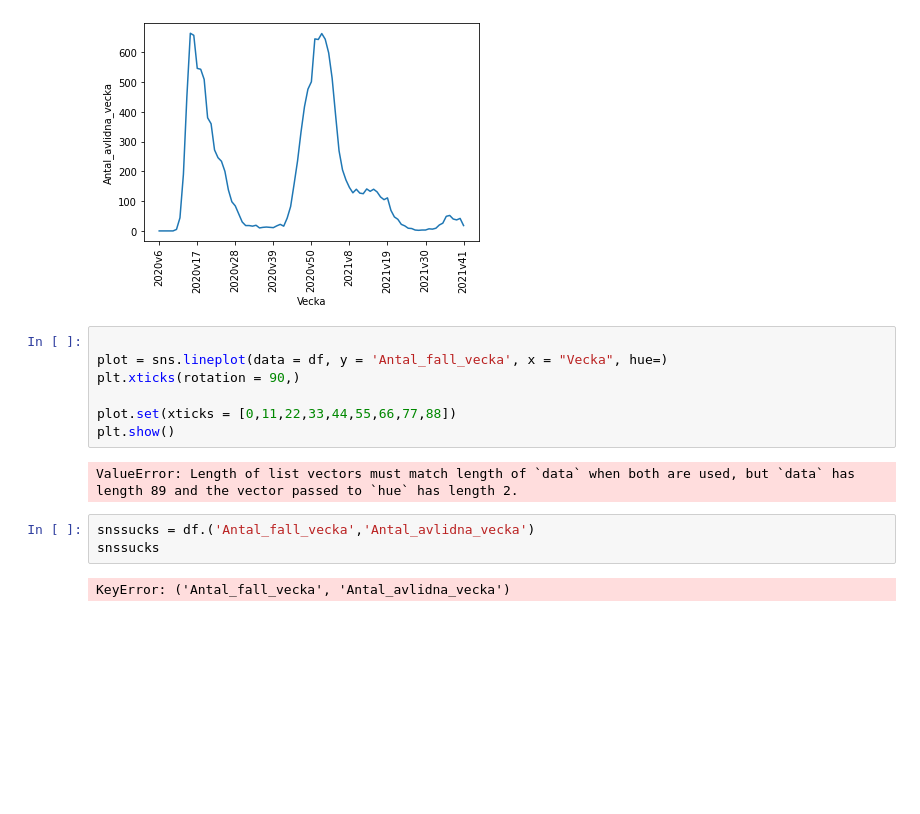
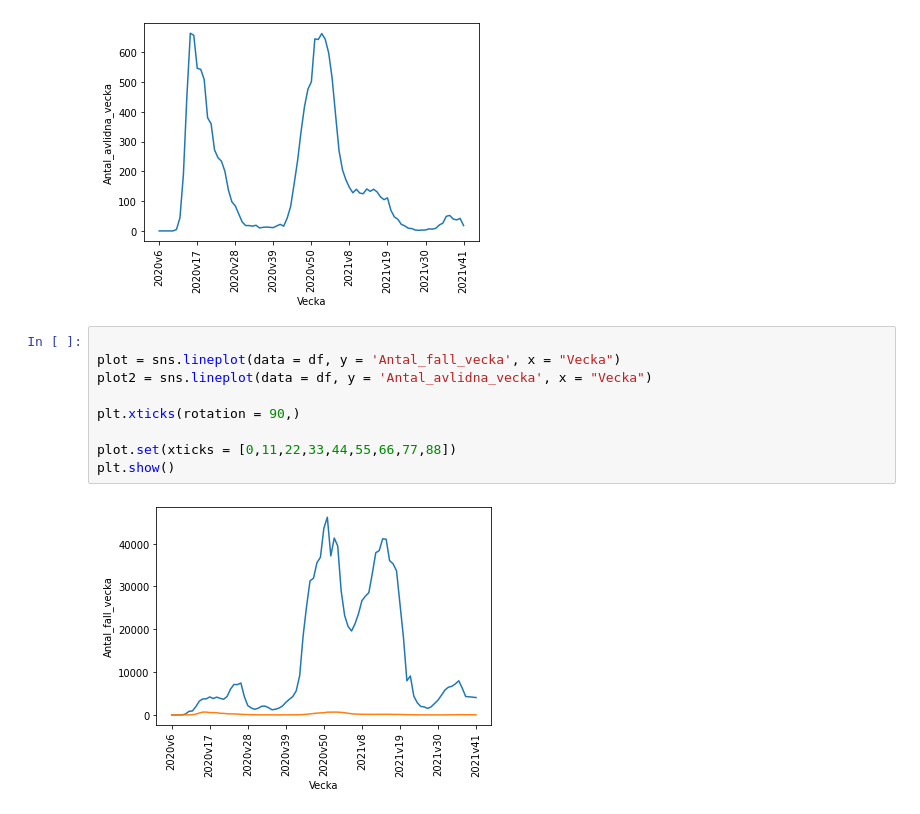
Before and after one commit to RealRadioactiveapple/Datasbehandling_Jim_Sorberg, a Jupyter notebook: Labs/Labb_1.ipynb, the cells around one changed output. Saved outputs shown, nothing was run; the diff lists cells and outputs as text; blank space fills up the shorter version.

```diff
--- a/Labs/Labb_1.ipynb
+++ b/Labs/Labb_1.ipynb
@@ -100,15 +96,12 @@ plt.show()
 [figure]
 # %%
 
-plot = sns.lineplot(data = df, y = 'Antal_fall_vecka', x = "Vecka", hue=)
+plot = sns.lineplot(data = df, y = 'Antal_fall_vecka', x = "Vecka")
+plot2 = sns.lineplot(data = df, y = 'Antal_avlidna_vecka', x = "Vecka")
+
 plt.xticks(rotation = 90,)
 
 plot.set(xticks = [0,11,22,33,44,55,66,77,88])
 plt.show()
 # %% [output]
-ValueError: Length of list vectors must match length of `data` when both are used, but `data` has length 89 and the vector passed to `hue` has length 2.
+[figure, added]
-# %%
-snssucks = df.('Antal_fall_vecka','Antal_avlidna_vecka')
-snssucks
-# %% [output]
-KeyError: ('Antal_fall_vecka', 'Antal_avlidna_vecka')
```
Also changed, not shown: parts of 3 cells of this notebook.
